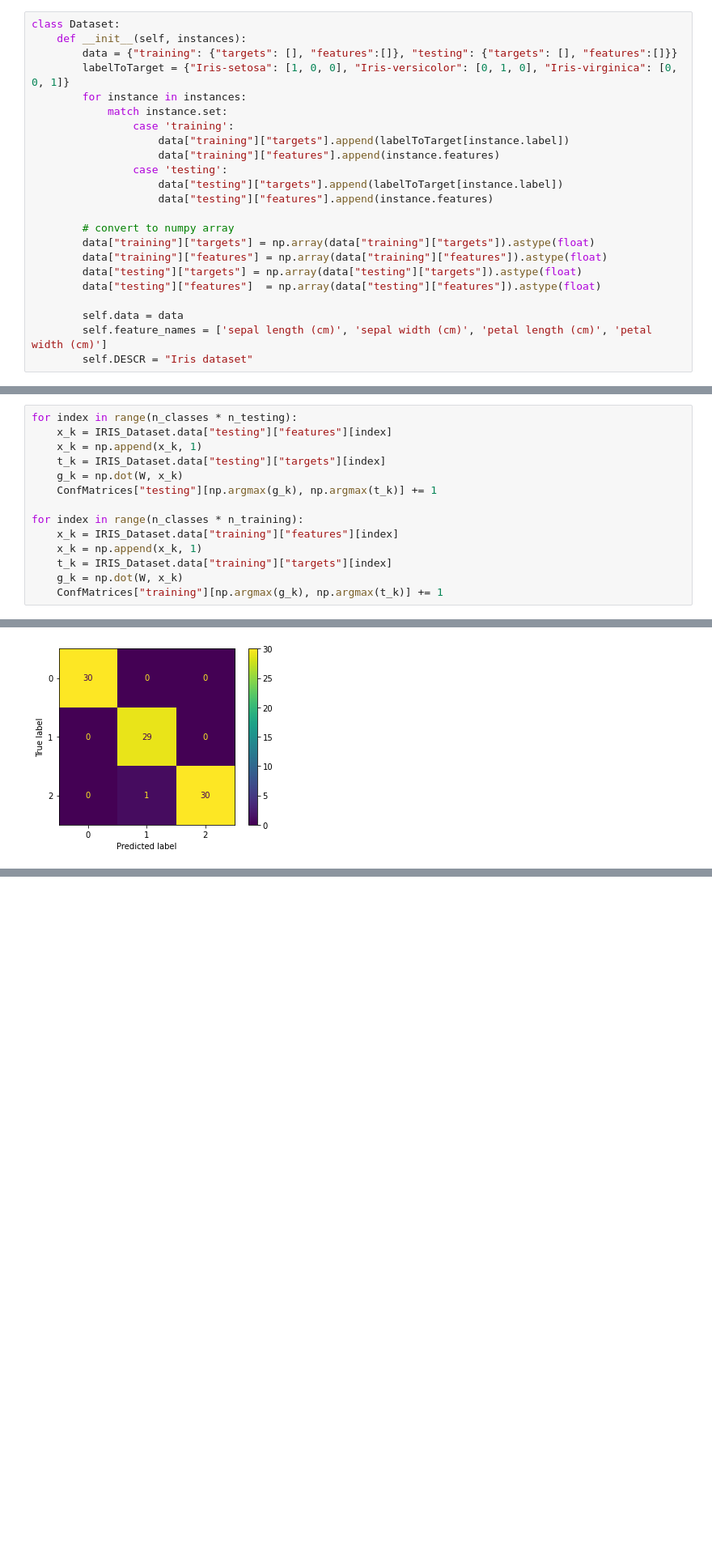
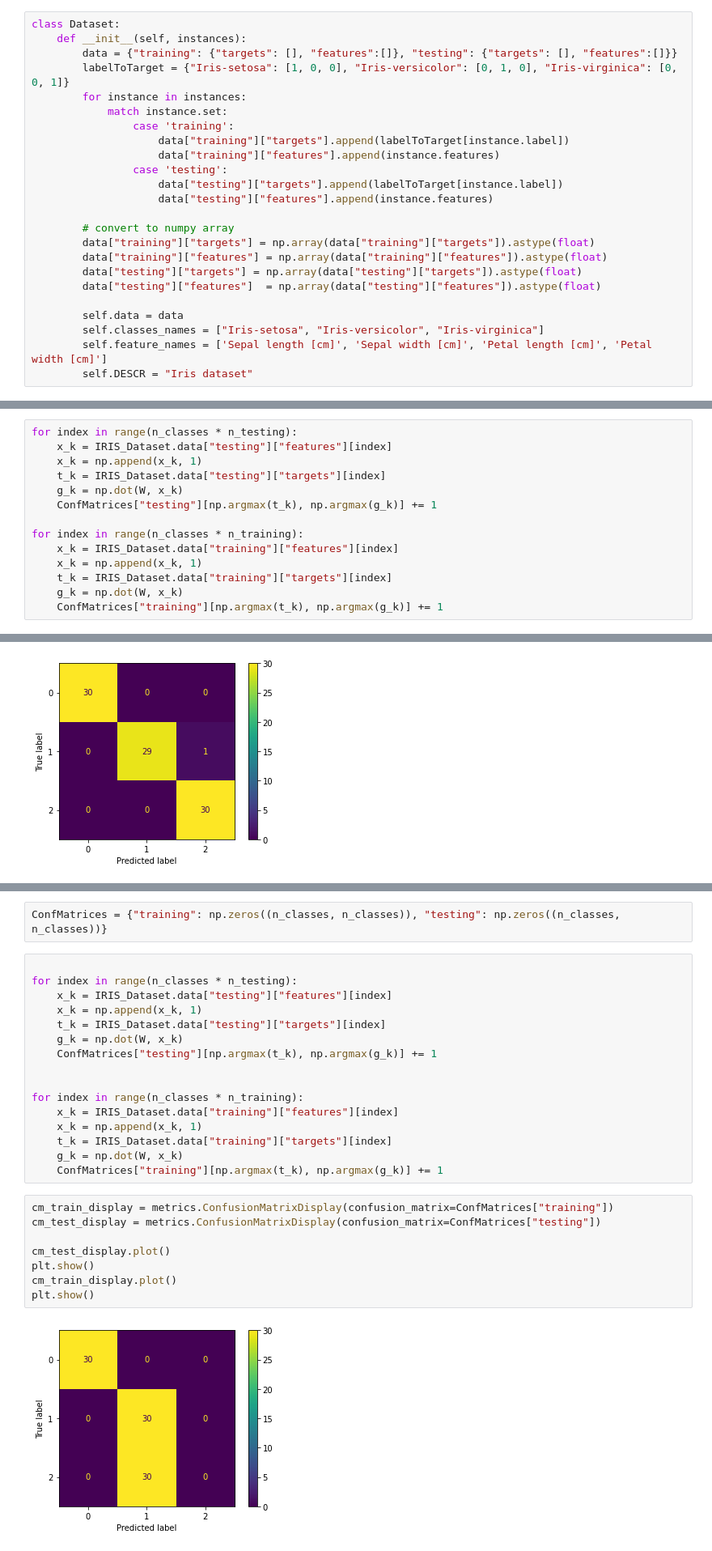
Before and after one commit to simon-cmyk/Classifier, a Jupyter notebook: Iris.ipynb, the cells around one changed output, grey strips where cells are left out. Shown: that part at 81% size. Saved outputs shown, nothing was run; the diff lists cells and outputs as text; blank space fills up the shorter version.

Commit message:
progress with Histograms and update readMe

```diff
--- a/Iris.ipynb
+++ b/Iris.ipynb
@@ -33,7 +34,8 @@ class Dataset:
         data["testing"]["features"]  = np.array(data["testing"]["features"]).astype(float)
 
         self.data = data
-        self.feature_names = ['sepal length (cm)', 'sepal width (cm)', 'petal length (cm)', 'petal width (cm)']
+        self.classes_names = ["Iris-setosa", "Iris-versicolor", "Iris-virginica"]
+        self.feature_names = ['Sepal length [cm]', 'Sepal width [cm]', 'Petal length [cm]', 'Petal width [cm]']
         self.DESCR = "Iris dataset"
 # %%
 class Instance:
@@ -188,11 +190,11 @@ for index in range(n_classes * n_testing):
     x_k = np.append(x_k, 1)
     t_k = IRIS_Dataset.data["testing"]["targets"][index]
     g_k = np.dot(W, x_k)
-    ConfMatrices["testing"][np.argmax(g_k), np.argmax(t_k)] += 1
+    ConfMatrices["testing"][np.argmax(t_k), np.argmax(g_k)] += 1
 
 for index in range(n_classes * n_training):
     x_k = IRIS_Dataset.data["training"]["features"][index]
     x_k = np.append(x_k, 1)
     t_k = IRIS_Dataset.data["training"]["targets"][index]
     g_k = np.dot(W, x_k)
-    ConfMatrices["training"][np.argmax(g_k), np.argmax(t_k)] += 1
+    ConfMatrices["training"][np.argmax(t_k), np.argmax(g_k)] += 1
@@ -209,0 +278,28 @@ plt.show()
+# %%
+ConfMatrices = {"training": np.zeros((n_classes, n_classes)), "testing": np.zeros((n_classes, n_classes))}
+# %%
+
+for index in range(n_classes * n_testing):
+    x_k = IRIS_Dataset.data["testing"]["features"][index]
+    x_k = np.append(x_k, 1)
+    t_k = IRIS_Dataset.data["testing"]["targets"][index]
+    g_k = np.dot(W, x_k)
+    ConfMatrices["testing"][np.argmax(t_k), np.argmax(g_k)] += 1
+
+
+for index in range(n_classes * n_training):
+    x_k = IRIS_Dataset.data["training"]["features"][index]
+    x_k = np.append(x_k, 1)
+    t_k = IRIS_Dataset.data["training"]["targets"][index]
+    g_k = np.dot(W, x_k)
+    ConfMatrices["training"][np.argmax(t_k), np.argmax(g_k)] += 1
+# %%
+cm_train_display = metrics.ConfusionMatrixDisplay(confusion_matrix=ConfMatrices["training"])
+cm_test_display = metrics.ConfusionMatrixDisplay(confusion_matrix=ConfMatrices["testing"])
+
+cm_test_display.plot()
+plt.show()
+cm_train_display.plot()
+plt.show()
+# %% [output]
+[figure, added]
```
Also changed, not shown: parts of 15 cells of this notebook, 2 other files.
